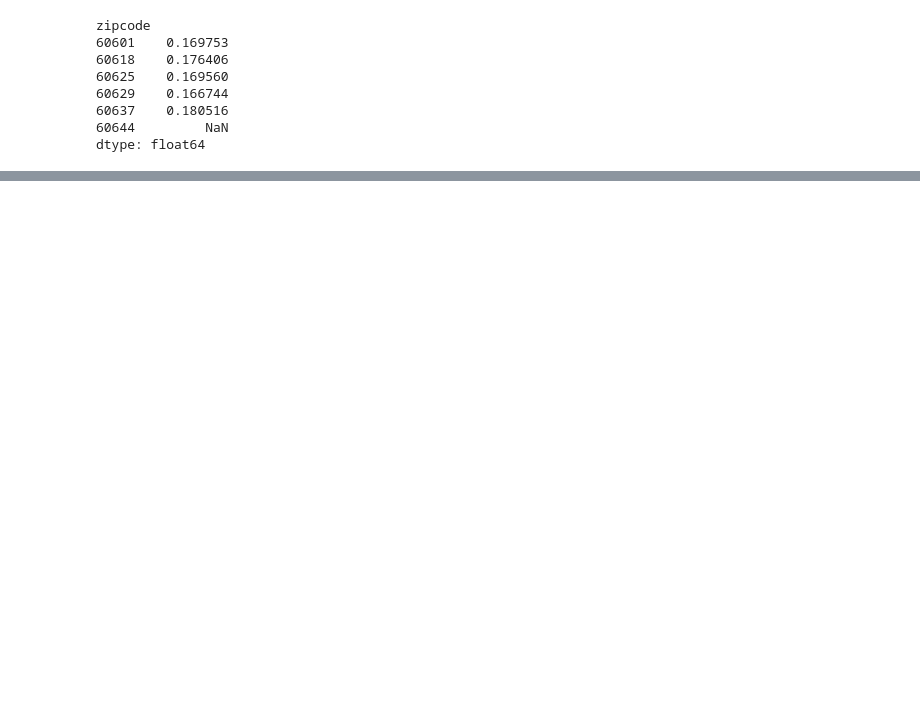
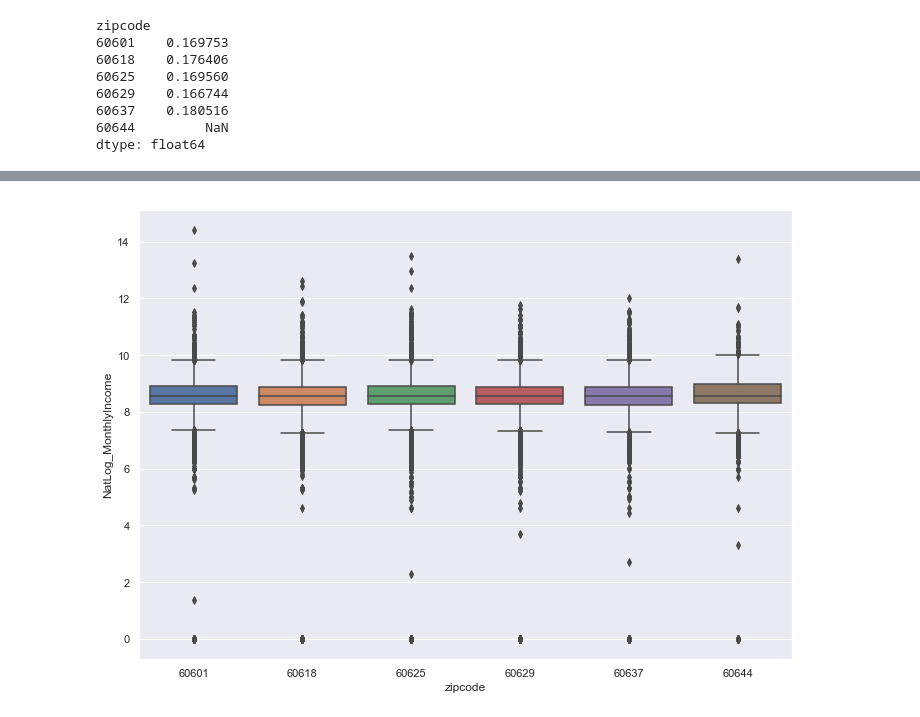
Before and after one commit to jamjensen/ml-pub-policy, a Jupyter notebook: hw2/hw2-writeup.ipynb, the cells around one changed output, grey strips where cells are left out. Cells and saved outputs as stored; diff of their text form; code cells hidden in the pictures; blank space fills up the shorter version.

```diff
--- a/hw2/hw2-writeup.ipynb
+++ b/hw2/hw2-writeup.ipynb
@@ -89,0 +121,6 @@ At this stage, I called the fill_null() function in pipeline.py to fill missing
+# %%
+np.isinf(df).sum()
+df = df[~df.isin([np.nan, np.inf, -np.inf]).any(1)]
+ax = sns.boxplot(data=df, x='zipcode',y='NatLog_MonthlyIncome')
+# %% [output]
+[figure, added]
```
Also changed, not shown: parts of 26 cells of this notebook, 2 other files.
